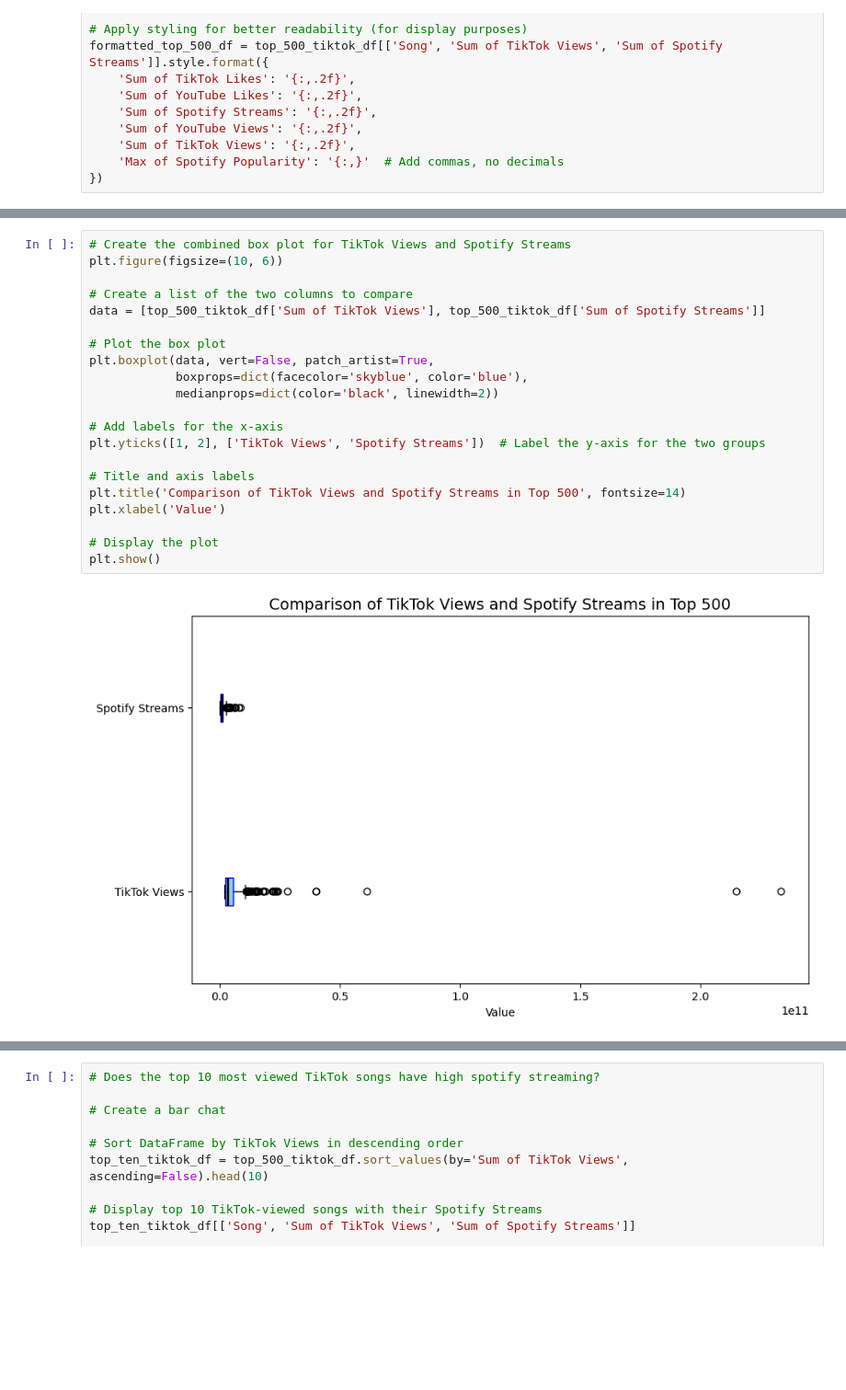
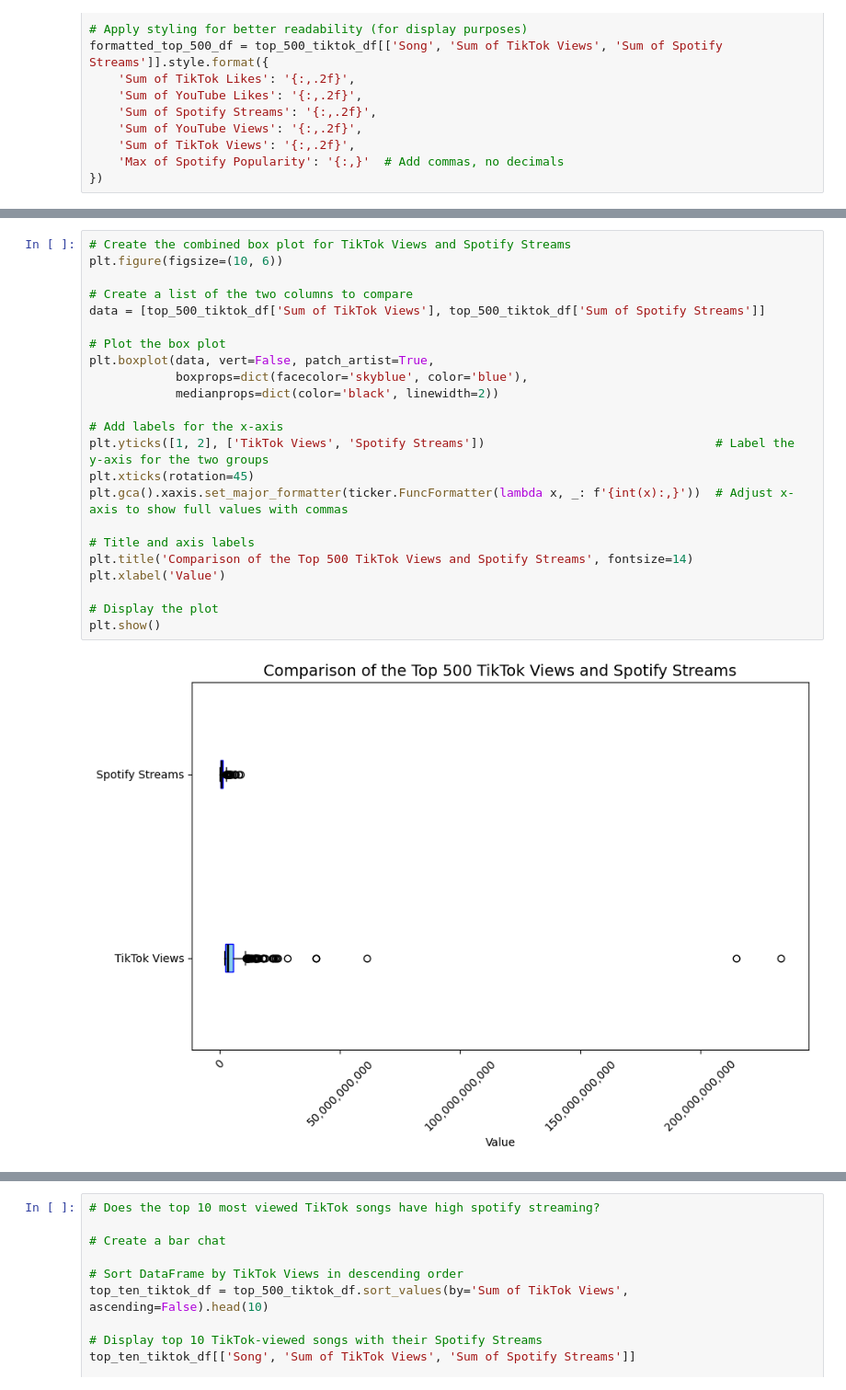
Before and after one commit to qstibbins/project-1, a Jupyter notebook: data.ipynb, the cells around one changed output, grey strips where cells are left out. Shown: that part at 92% size. Cells and saved outputs as stored; diff of their text form; blank space fills up the shorter version.

Commit message:
created two box plots

```diff
--- a/data.ipynb
+++ b/data.ipynb
@@ -125,23 +125,25 @@ The r^2-value is: 0.0010268219830998492
 # %%
 # Create the combined box plot for TikTok Views and Spotify Streams
 plt.figure(figsize=(10, 6))
 
 # Create a list of the two columns to compare
 data = [top_500_tiktok_df['Sum of TikTok Views'], top_500_tiktok_df['Sum of Spotify Streams']]
 
 # Plot the box plot
 plt.boxplot(data, vert=False, patch_artist=True,
             boxprops=dict(facecolor='skyblue', color='blue'),
             medianprops=dict(color='black', linewidth=2))
 
 # Add labels for the x-axis
-plt.yticks([1, 2], ['TikTok Views', 'Spotify Streams'])  # Label the y-axis for the two groups
+plt.yticks([1, 2], ['TikTok Views', 'Spotify Streams'])                                # Label the y-axis for the two groups
+plt.xticks(rotation=45)
+plt.gca().xaxis.set_major_formatter(ticker.FuncFormatter(lambda x, _: f'{int(x):,}'))  # Adjust x-axis to show full values with commas
 
 # Title and axis labels
-plt.title('Comparison of TikTok Views and Spotify Streams in Top 500', fontsize=14)
+plt.title('Comparison of the Top 500 TikTok Views and Spotify Streams', fontsize=14)
 plt.xlabel('Value')
 
 # Display the plot
 plt.show()
 # %% [output]
-[figure, old version]
+[figure, new version]
```
Also changed, not shown: parts of 3 cells of this notebook.
